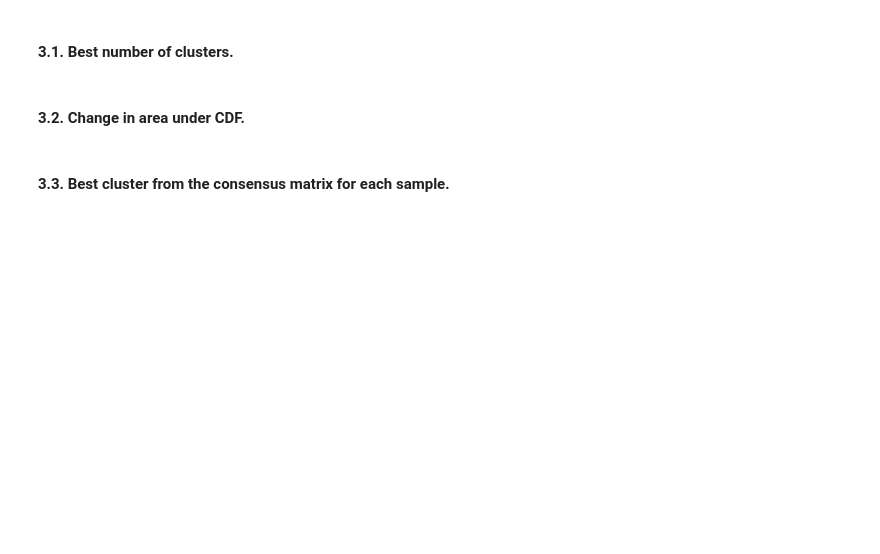
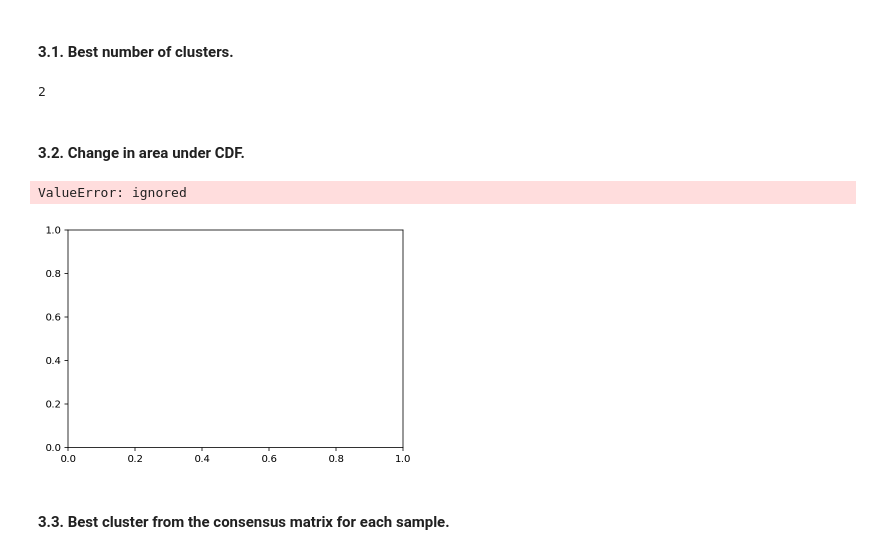
Before and after one commit to FabriceBeaumont/MA-INF_4216_Biomedical_DS_and_AI, a Jupyter notebook: Sheet5/Assignment5_Solutions.ipynb, the cells around one changed output. Cells and saved outputs as stored; diff of their text form; code cells hidden in the pictures; blank space fills up the shorter version.

```diff
--- a/Sheet5/Assignment5_Solutions.ipynb
+++ b/Sheet5/Assignment5_Solutions.ipynb
@@ -517,6 +531,57 @@ following:
 # %% [markdown]
 #### 3.1. Best number of clusters.
+# %%
+sample_proportion = 0.8
+MnC = 2
+MxC = 6
+H = 10
+# %%
+def sample():
+  sampled_indices = np.random.choice( range(gene_data.shape[0]), size=int(gene_data.shape[0]*sample_proportion), replace=False)
+  return sampled_indices, gene_data.iloc[sampled_indices, :]
+# %%
+Mk = np.zeros((MxC-MnC+1, gene_data.shape[0], gene_data.shape[0]))
+Is = np.zeros((gene_data.shape[0],)*2)
+for k in range(MnC, MxC):
+  i = k-MnC
+  for h in range(H):
+    sampled_indices, sampled_data = sample()
+    Mh = KMeans(n_clusters=k).fit_predict(sampled_data)
+    id_clusts = np.argsort(Mh)
+    sorted = Mh[id_clusts]
+    for i in range(k):  # for each cluster
+      ia = bisect.bisect_left(sorted, i)
+      ib = bisect.bisect_right(sorted, i)
+      is_ = id_clusts[ia:ib]
+      ids = np.array(list(combinations(is_, 2))).T
+    ids_2 = np.array(list(combinations(sampled_indices, 2))).T
+    Is[ids_2[0], ids_2[1]] += 1
+  Mk[i] /= Is+1e-8
+  Mk[i] += Mk[i].T
+  Mk[i, range(gene_data.shape[0]), range(gene_data.shape[0])] = 1
+  Is.fill(0)  # reset counter
+Ak = np.zeros(MxC-MnC+1)
+for i, m in enumerate(Mk):
+  hist, bins = np.histogram(m.ravel(), density=True)
+  Ak[i] = np.sum(h*(b-a) for b, a, h in zip(bins[1:], bins[:-1], np.cumsum(hist)))
+
+deltaK = np.array([(Ab-Aa)/Aa if i > 2 else Aa
+                                for Ab, Aa, i in zip(Ak[1:], Ak[:-1], range(MnC, MxC))])
+bestK = np.argmax(deltaK) + \
+            MnC if deltaK.size > 0 else MnC
+# %%
+print(bestK)
+# %% [output]
+2
 # %% [markdown]
 #### 3.2. Change in area under CDF.
+# %%
+x = np.arange(2, 7, 1)
+plt.plot(x, deltaK)
+plt.xlabel("Number of clusters")
+plt.ylabel("delta k")
+# %% [output]
+ValueError: ignored
+[figure, added]
 # %% [markdown]
 #### 3.3. Best cluster from the consensus matrix for each sample.
```
Also changed, not shown: parts of 3 cells of this notebook.
